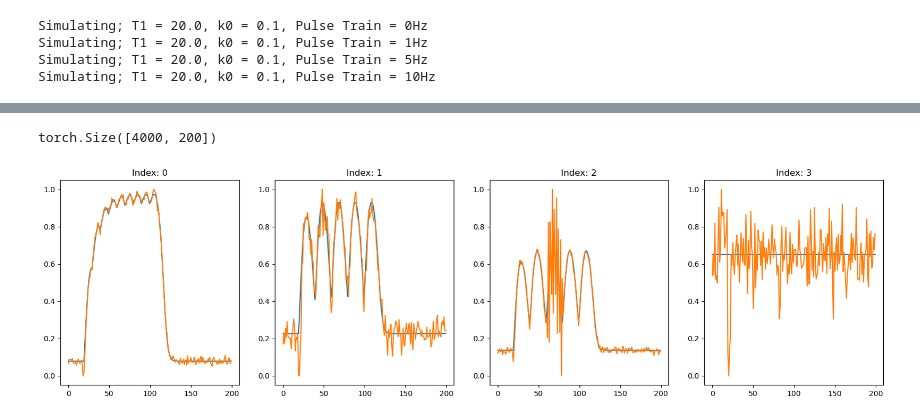
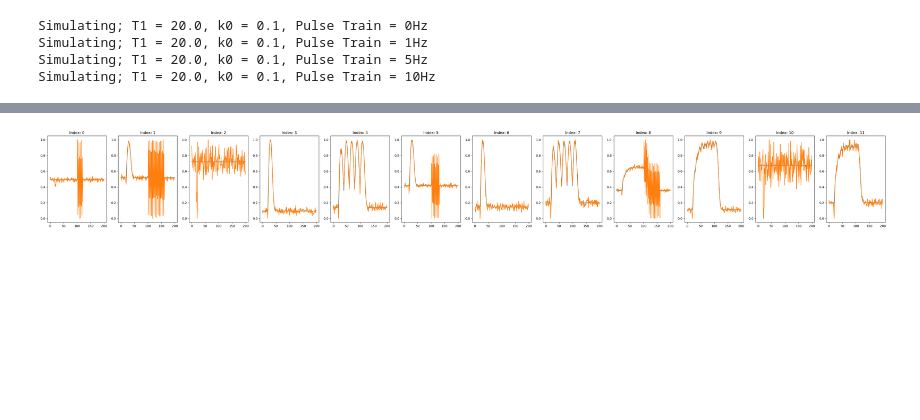
Before and after one commit to j1ling67n/ML-curve-smoothing, a Jupyter notebook: pytorch_smoothing.ipynb, the cells around one changed output, grey strips where cells are left out. Cells and saved outputs as stored; diff of their text form; code cells hidden in the pictures; blank space fills up the shorter version.

```diff
--- a/pytorch_smoothing.ipynb
+++ b/pytorch_smoothing.ipynb
@@ -242,42 +242,41 @@ plt.show()
-# %%
-torch.load(r'.\\outputs\\training_waveforms.pt')[:,0,:].shape
-# %% [output]
-torch.Size([4000, 200])
 # %%
 import torch
 
 from torch.utils.data import Dataset, DataLoader
 
 class WaveformDataset(Dataset):
     def __init__(self, training_set_file):
         pt_data = torch.load(training_set_file)
         self.pure_waveform_train = pt_data[:,0,:]
         self.noisy_waveform_train = pt_data[:,1,:]
 
     def __len__(self):
         return self.pure_waveform_train.shape[0]
 
     def __getitem__(self, idx):
         Pure_waveform = self.pure_waveform_train[idx]
         Noisey_waveform = self.noisy_waveform_train[idx]
         return Pure_waveform, Noisey_waveform
 
 
 
 training_data = WaveformDataset(r'.\\outputs\\training_set.pt')
 validation_data = WaveformDataset(r'.\\outputs\\validation_set.pt')
 
-train_iter = DataLoader(training_data, batch_size=4, shuffle=False)
+batch_size = 12
+train_iter = DataLoader(training_data, batch_size=batch_size, shuffle=True)
+val_iter = DataLoader(validation_data, batch_size=batch_size, shuffle=False)
 
-fig, axs = plt.subplots(1,4, figsize=(20,5))
+# visualize a batch
+X,Y = next(iter(train_iter))
 
-for i in range(4):
-    X = next(iter(train_iter))[0][i]
-    Y = next(iter(train_iter))[1][i]
-    axs[i].plot(X)
-    axs[i].plot(Y)
+fig, axs = plt.subplots(1,batch_size, figsize=(4*batch_size,5))
+
+for i in range(batch_size):
+    axs[i].plot(X[i])
+    axs[i].plot(Y[i])
     axs[i].set_title(f'Index: {i}')
 
 plt.show()
 # %% [output]
-[figure, old version]
+[figure, new version]
```
Also changed, not shown: parts of 2 cells of this notebook.
